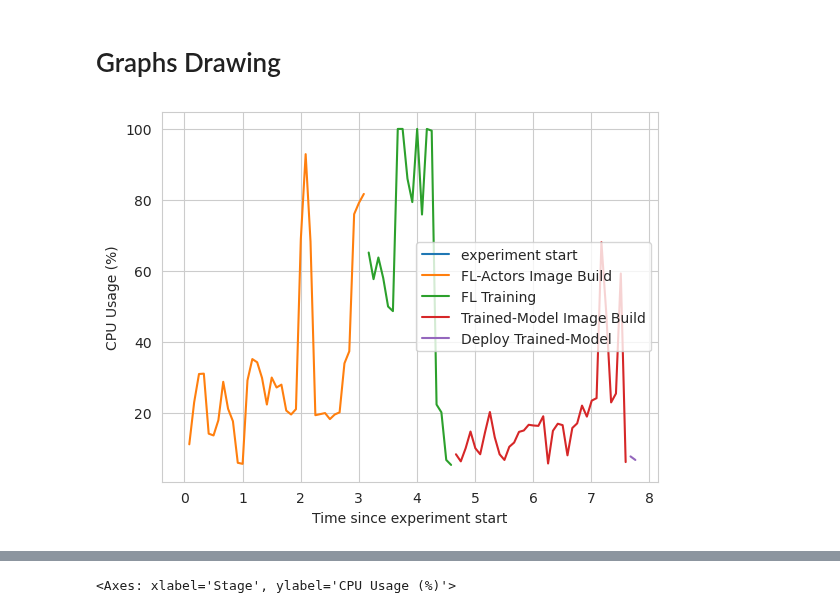
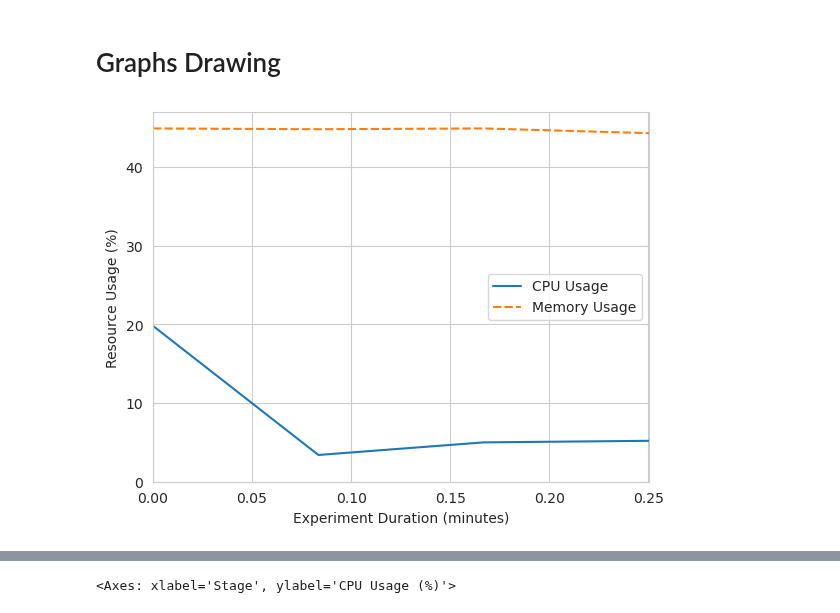
Before and after one commit to oakestra/oakestra-cli, a Jupyter notebook: oak_cli/evaluation/localhost_resources/graphs.ipynb, the cells around one changed output, grey strips where cells are left out. Drawn from its saved outputs; the diff is of its cells as text; code cells hidden in the pictures.

```diff
--- a/oak_cli/evaluation/machine/graph.ipynb
+++ b/oak_cli/evaluation/localhost_resources/graphs.ipynb
@@ -28,7 +28,7 @@ if not EVALUATION_CSV.exists():
 # Load the CSV file into a DataFrame
 df = pd.read_csv(EVALUATION_CSV)
 
-df.set_index("Time since experiment start", inplace=True)
+df.set_index(ExperimentCSVKeys.TIME_SINCE_START.value, inplace=True)
 
 if USE_MINUTES:
     df.index = df.index / 60
@@ -43,23 +41,18 @@ sns.set_style("whitegrid")
 # %%
 # Create a figure and axis
 fig, ax = plt.subplots()
 
-# Plot the data for each stage using area plots
-for stage in df['Stage'].unique():
-    subset_df = df[df['Stage'] == stage]
-    sns.lineplot(x='Time since experiment start', y='CPU Usage (%)', data=subset_df, label=stage, ax=ax)
+sns.lineplot(data=df[[ExperimentCSVKeys.CPU_USAGE.value, ExperimentCSVKeys.MEMORY_USAGE.value]])
 
-#sns.lineplot(data=df[["CPU Usage (%)", "Memory Usage (%)"]])
+plt.xlabel("Experiment Duration " + "(minutes)" if USE_MINUTES else "(seconds)")
+plt.ylabel("Resource Usage (%)")
 
-# plt.xlabel("Experiment Duration " + "(minutes)" if USE_MINUTES else "(seconds)")
-# plt.ylabel("Resource Usage (%)")
-
-# plt.xlim([0, max(df.index)])
-# plt.ylim(0)
+plt.xlim([0, max(df.index)])
+plt.ylim(0)
 
 plt.show()
 # %% [output]
-[figure, old version]
+[figure, new version]
 # %%
 
 from typing import NamedTuple, List
```
Also changed, not shown: parts of 3 cells of this notebook, 23 other files.
